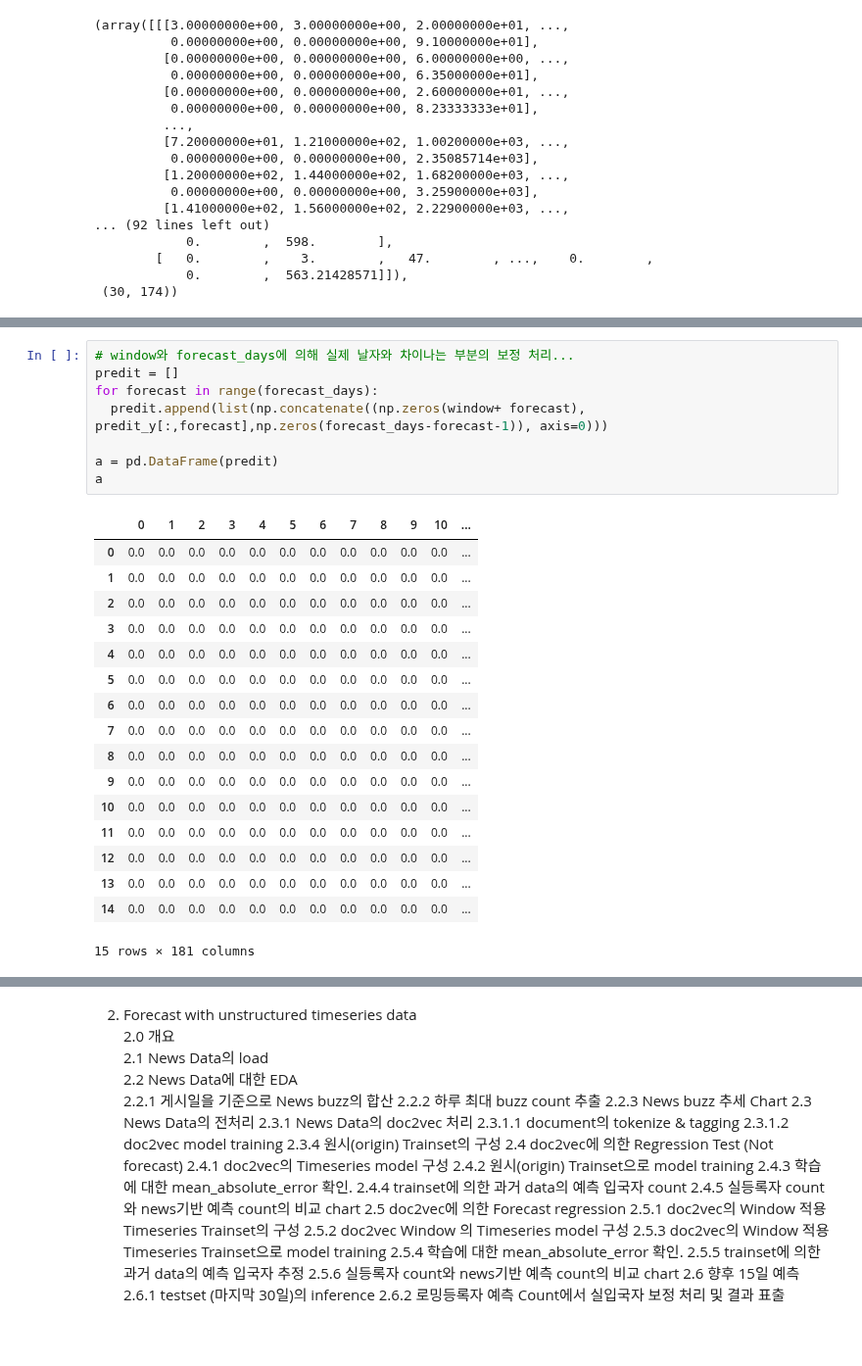
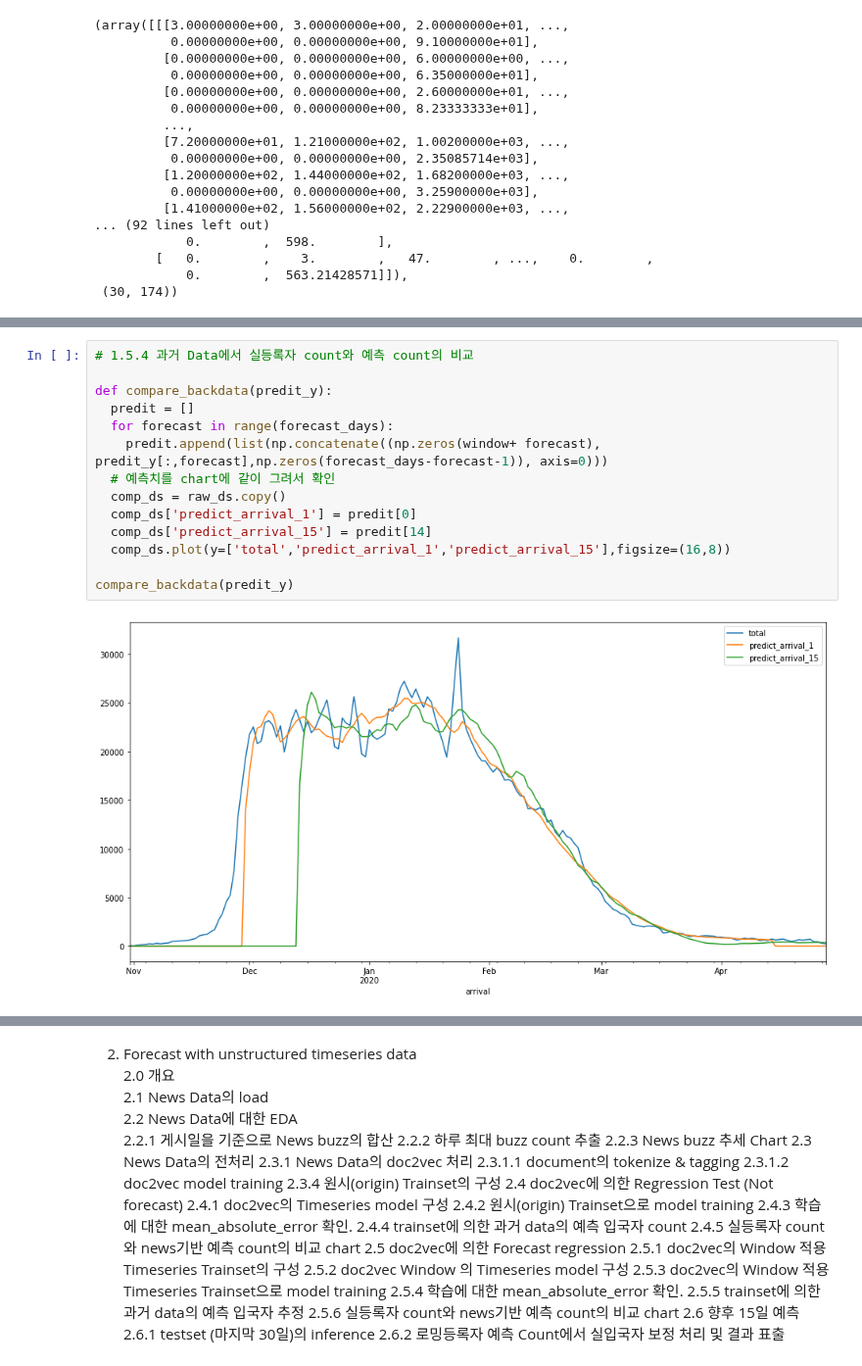
Before and after one commit to dolmani38/ai_corona, a Jupyter notebook: analysis_corona.ipynb, the cells around one changed output, grey strips where cells are left out. Shown at 98% size. Saved outputs shown, nothing was run; the diff lists cells and outputs as text; blank space fills up the shorter version.

```diff
--- a/analysis_corona.ipynb
+++ b/analysis_corona.ipynb
@@ -333,26 +339,16 @@ predit_y,predit_y.shape
 # %%
-# window와 forecast_days에 의해 실제 날자와 차이나는 부분의 보정 처리...
-predit = []
-for forecast in range(forecast_days):
-  predit.append(list(np.concatenate((np.zeros(window+ forecast), predit_y[:,forecast],np.zeros(forecast_days-forecast-1)), axis=0)))
+# 1.5.4 과거 Data에서 실등록자 count와 예측 count의 비교
 
-a = pd.DataFrame(predit)
-a
+def compare_backdata(predit_y):
+  predit = []
+  for forecast in range(forecast_days):
+    predit.append(list(np.concatenate((np.zeros(window+ forecast), predit_y[:,forecast],np.zeros(forecast_days-forecast-1)), axis=0)))
+  # 예측치를 chart에 같이 그려서 확인
+  comp_ds = raw_ds.copy()
+  comp_ds['predict_arrival_1'] = predit[0]
+  comp_ds['predict_arrival_15'] = predit[14]
+  comp_ds.plot(y=['total','predict_arrival_1','predict_arrival_15'],figsize=(16,8))
+
+compare_backdata(predit_y)
 # %% [output]
-|  | 0 | 1 | 2 | 3 | 4 | 5 | 6 | 7 | 8 | 9 | 10 | ... |
-| 0 | 0.0 | 0.0 | 0.0 | 0.0 | 0.0 | 0.0 | 0.0 | 0.0 | 0.0 | 0.0 | 0.0 | ... |
-| 1 | 0.0 | 0.0 | 0.0 | 0.0 | 0.0 | 0.0 | 0.0 | 0.0 | 0.0 | 0.0 | 0.0 | ... |
-| 2 | 0.0 | 0.0 | 0.0 | 0.0 | 0.0 | 0.0 | 0.0 | 0.0 | 0.0 | 0.0 | 0.0 | ... |
-| 3 | 0.0 | 0.0 | 0.0 | 0.0 | 0.0 | 0.0 | 0.0 | 0.0 | 0.0 | 0.0 | 0.0 | ... |
-| 4 | 0.0 | 0.0 | 0.0 | 0.0 | 0.0 | 0.0 | 0.0 | 0.0 | 0.0 | 0.0 | 0.0 | ... |
-| 5 | 0.0 | 0.0 | 0.0 | 0.0 | 0.0 | 0.0 | 0.0 | 0.0 | 0.0 | 0.0 | 0.0 | ... |
-| 6 | 0.0 | 0.0 | 0.0 | 0.0 | 0.0 | 0.0 | 0.0 | 0.0 | 0.0 | 0.0 | 0.0 | ... |
-| 7 | 0.0 | 0.0 | 0.0 | 0.0 | 0.0 | 0.0 | 0.0 | 0.0 | 0.0 | 0.0 | 0.0 | ... |
-| 8 | 0.0 | 0.0 | 0.0 | 0.0 | 0.0 | 0.0 | 0.0 | 0.0 | 0.0 | 0.0 | 0.0 | ... |
-| 9 | 0.0 | 0.0 | 0.0 | 0.0 | 0.0 | 0.0 | 0.0 | 0.0 | 0.0 | 0.0 | 0.0 | ... |
-| 10 | 0.0 | 0.0 | 0.0 | 0.0 | 0.0 | 0.0 | 0.0 | 0.0 | 0.0 | 0.0 | 0.0 | ... |
-| 11 | 0.0 | 0.0 | 0.0 | 0.0 | 0.0 | 0.0 | 0.0 | 0.0 | 0.0 | 0.0 | 0.0 | ... |
-| 12 | 0.0 | 0.0 | 0.0 | 0.0 | 0.0 | 0.0 | 0.0 | 0.0 | 0.0 | 0.0 | 0.0 | ... |
-| 13 | 0.0 | 0.0 | 0.0 | 0.0 | 0.0 | 0.0 | 0.0 | 0.0 | 0.0 | 0.0 | 0.0 | ... |
-| 14 | 0.0 | 0.0 | 0.0 | 0.0 | 0.0 | 0.0 | 0.0 | 0.0 | 0.0 | 0.0 | 0.0 | ... |
-15 rows × 181 columns
+[figure, added]
```
Also changed, not shown: parts of 53 cells of this notebook.
